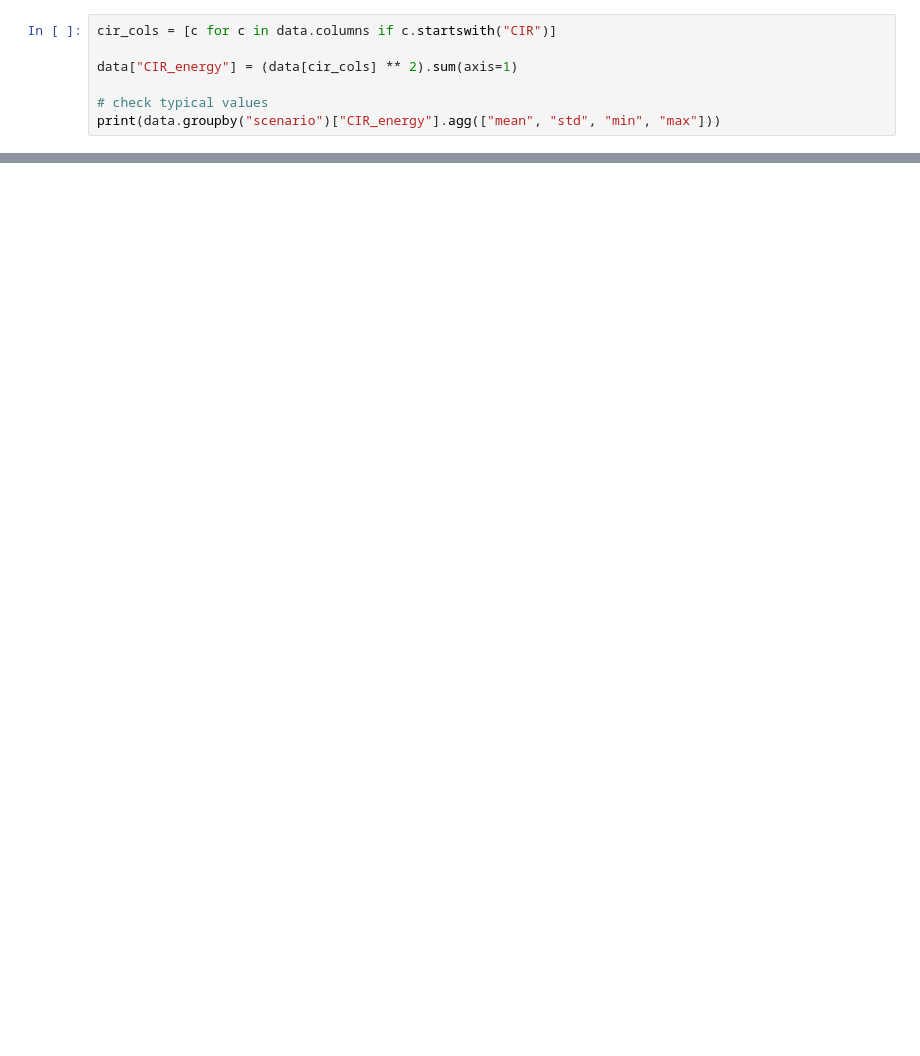
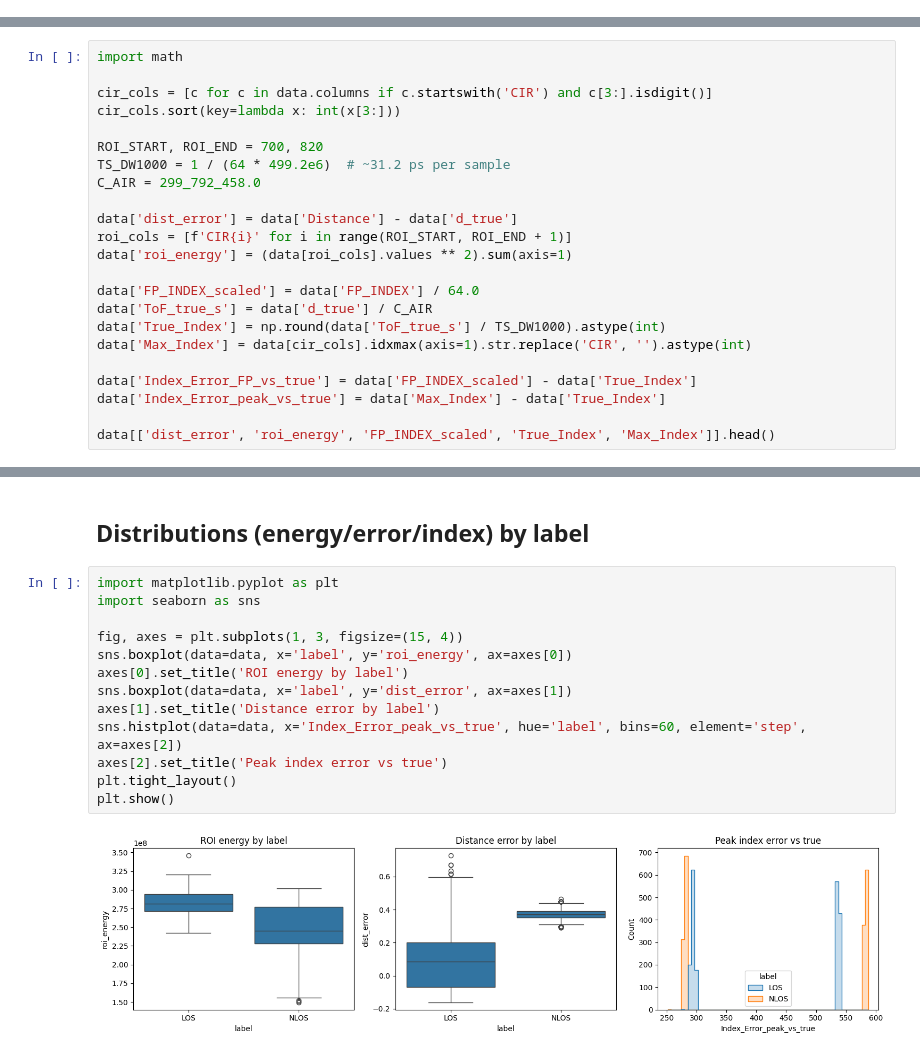
Before and after one commit to jonathanljc/capstone, a Jupyter notebook: eda/eda.ipynb, the cells around one changed output, grey strips where cells are left out. Cells and saved outputs as stored; diff of their text form; blank space fills up the shorter version.

```diff
--- a/eda/eda.ipynb
+++ b/eda/eda.ipynb
@@ -105,7 +38,0 @@ plt.show()
-# %%
-cir_cols = [c for c in data.columns if c.startswith("CIR")]
-
-data["CIR_energy"] = (data[cir_cols] ** 2).sum(axis=1)
-
-# check typical values
-print(data.groupby("scenario")["CIR_energy"].agg(["mean", "std", "min", "max"]))
@@ -245,0 +70,23 @@ NLOS   6966.384   749.6645  47878.0285   1.570305
+# %%
+import math
+
+cir_cols = [c for c in data.columns if c.startswith('CIR') and c[3:].isdigit()]
+cir_cols.sort(key=lambda x: int(x[3:]))
+
+ROI_START, ROI_END = 700, 820
+TS_DW1000 = 1 / (64 * 499.2e6)  # ~31.2 ps per sample
+C_AIR = 299_792_458.0
+
+data['dist_error'] = data['Distance'] - data['d_true']
+roi_cols = [f'CIR{i}' for i in range(ROI_START, ROI_END + 1)]
+data['roi_energy'] = (data[roi_cols].values ** 2).sum(axis=1)
+
+data['FP_INDEX_scaled'] = data['FP_INDEX'] / 64.0
+data['ToF_true_s'] = data['d_true'] / C_AIR
+data['True_Index'] = np.round(data['ToF_true_s'] / TS_DW1000).astype(int)
+data['Max_Index'] = data[cir_cols].idxmax(axis=1).str.replace('CIR', '').astype(int)
+
+data['Index_Error_FP_vs_true'] = data['FP_INDEX_scaled'] - data['True_Index']
+data['Index_Error_peak_vs_true'] = data['Max_Index'] - data['True_Index']
+
+data[['dist_error', 'roi_energy', 'FP_INDEX_scaled', 'True_Index', 'Max_Index']].head()
@@ -245,0 +100,17 @@ NLOS   6966.384   749.6645  47878.0285   1.570305
+# %% [markdown]
+## Distributions (energy/error/index) by label
+# %%
+import matplotlib.pyplot as plt
+import seaborn as sns
+
+fig, axes = plt.subplots(1, 3, figsize=(15, 4))
+sns.boxplot(data=data, x='label', y='roi_energy', ax=axes[0])
+axes[0].set_title('ROI energy by label')
+sns.boxplot(data=data, x='label', y='dist_error', ax=axes[1])
+axes[1].set_title('Distance error by label')
+sns.histplot(data=data, x='Index_Error_peak_vs_true', hue='label', bins=60, element='step', ax=axes[2])
+axes[2].set_title('Peak index error vs true')
+plt.tight_layout()
+plt.show()
+# %% [output]
+[figure, added]
```
Also changed, not shown: parts of 29 cells of this notebook, 1 other file.
